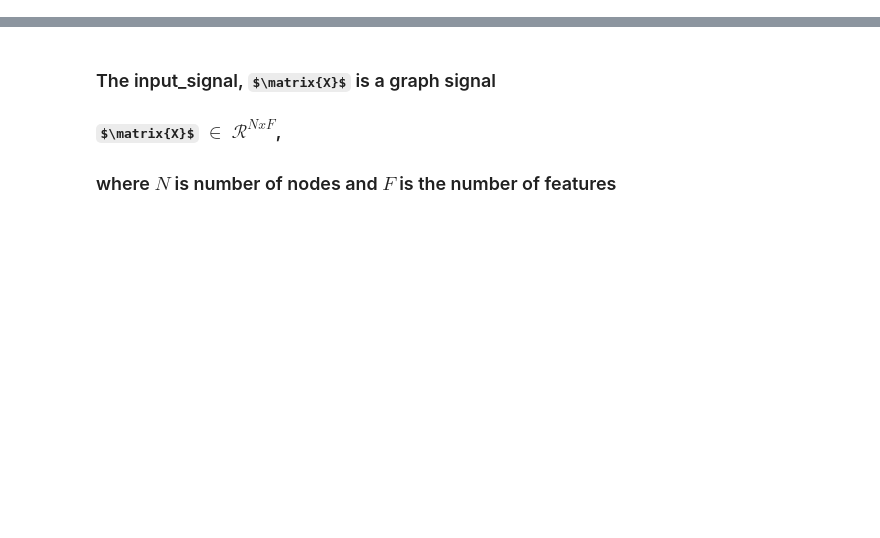
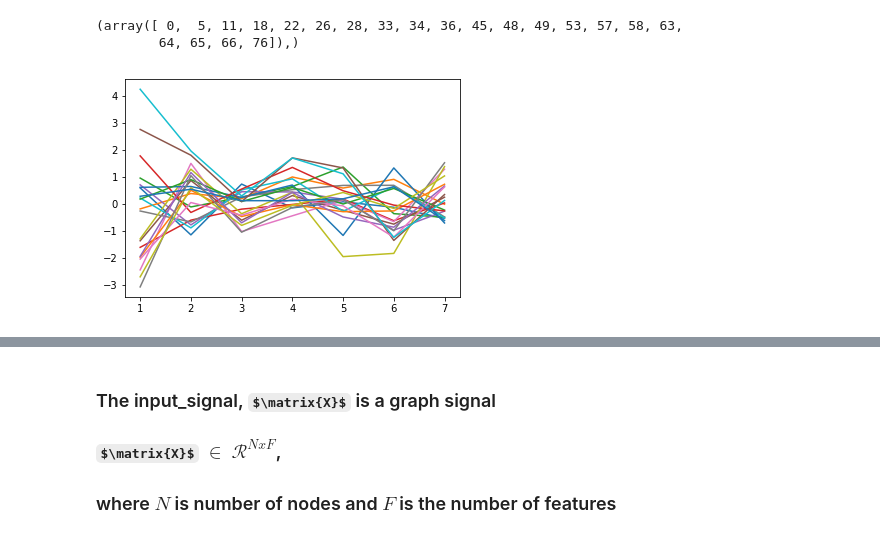
Before and after one commit to raghuramdr/radiomics_analysis, a Jupyter notebook: minimum_spanning_tree.ipynb, the cells around one changed output, grey strips where cells are left out. Drawn from its saved outputs; the diff is of its cells as text; code cells hidden in the pictures; some formulas as TeX source; blank space fills up the shorter version.

```diff
--- a/minimum_spanning_tree.ipynb
+++ b/minimum_spanning_tree.ipynb
@@ -38,0 +188,22 @@ cd /home/raghuram/Desktop/radiomics
+# %%
+scaler = StandardScaler()
+cv = StratifiedKFold(n_splits=2, random_state=2019)
+# %%
+X_normalized = scaler.fit_transform(X)
+# %%
+# Obtain the graph Fourier transform for each graph signal
+X_normalized_graph = np.dot(eigenvectors.transpose(), X_normalized.transpose()).T
+# Each row in X_normalized_graph represents a patient
+# %%
+np.where(idh_labels == 0)
+# %% [output]
+(array([ 0,  5, 11, 18, 22, 26, 28, 33, 34, 36, 45, 48, 49, 53, 57, 58, 63,
+        64, 65, 66, 76]),)
+# %%
+X_non_mut_graph = X_normalized_graph[np.where(idh_labels == 0)]
+X_mut_graph = X_normalized_graph[np.where(idh_labels == 1)]
+# %%
+for signal in X_non_mut_graph:
+    plt.plot(np.linspace(1,7,num=7), signal.T)
+# %% [output]
+[figure, added]
```
Also changed, not shown: parts of 60 cells of this notebook.
